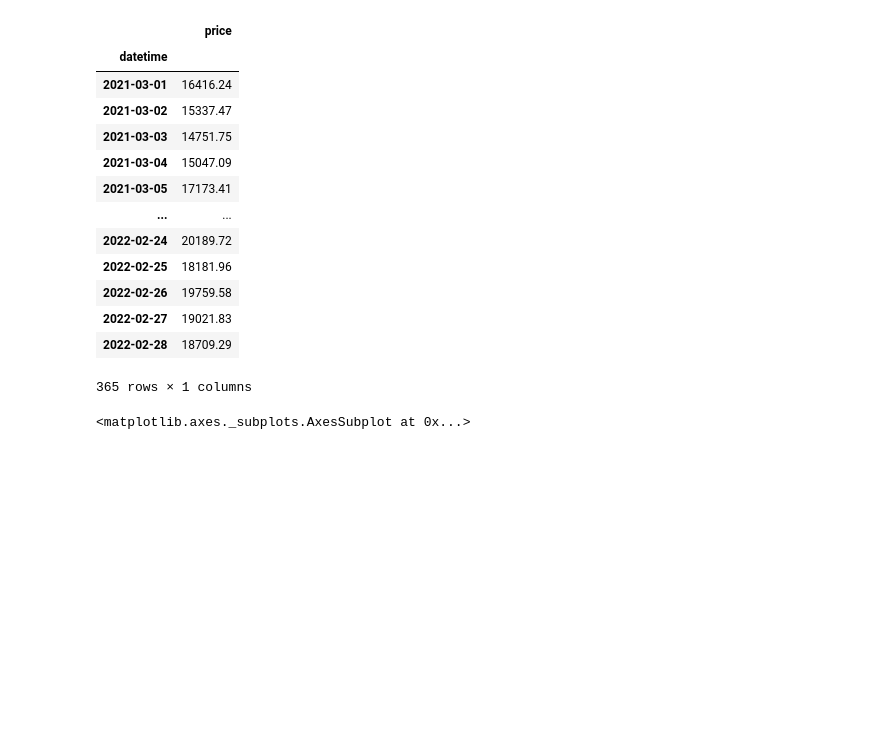
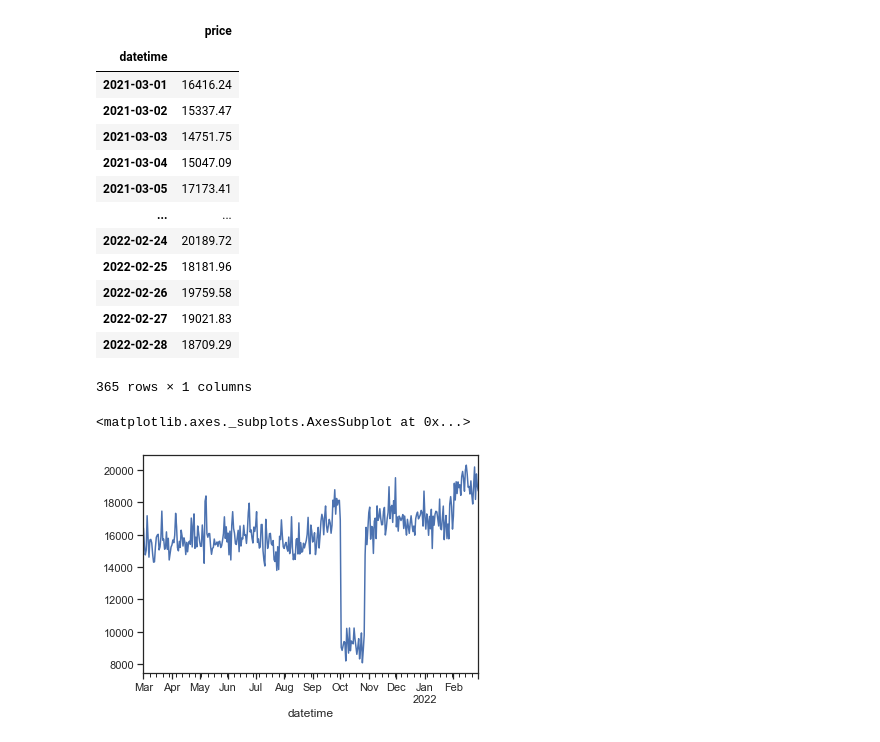
Before and after one commit to nchurlet/Librairie, a Jupyter notebook: Analyse des ventes_Nettoyage_Rendu_Nico.ipynb, the cells around one changed output. Drawn from its saved outputs; the diff is of its cells as text; code cells hidden in the pictures; blank space fills up the shorter version.

Commit message:
plot defaut

```diff
--- a/Analyse des ventes_Nettoyage_Rendu_Nico.ipynb
+++ b/Analyse des ventes_Nettoyage_Rendu_Nico.ipynb
@@ -739,6 +739,7 @@ df_CA_by_date
 | 2022-02-28 | 18709.29 |
 365 rows × 1 columns
 # %%
-df_CA_by_date.plot(legend=False, kind='bar')
+df_CA_by_date.plot(legend=False)
 # %% [output]
 <matplotlib.axes._subplots.AxesSubplot at 0x...>
+[figure, added]
```
